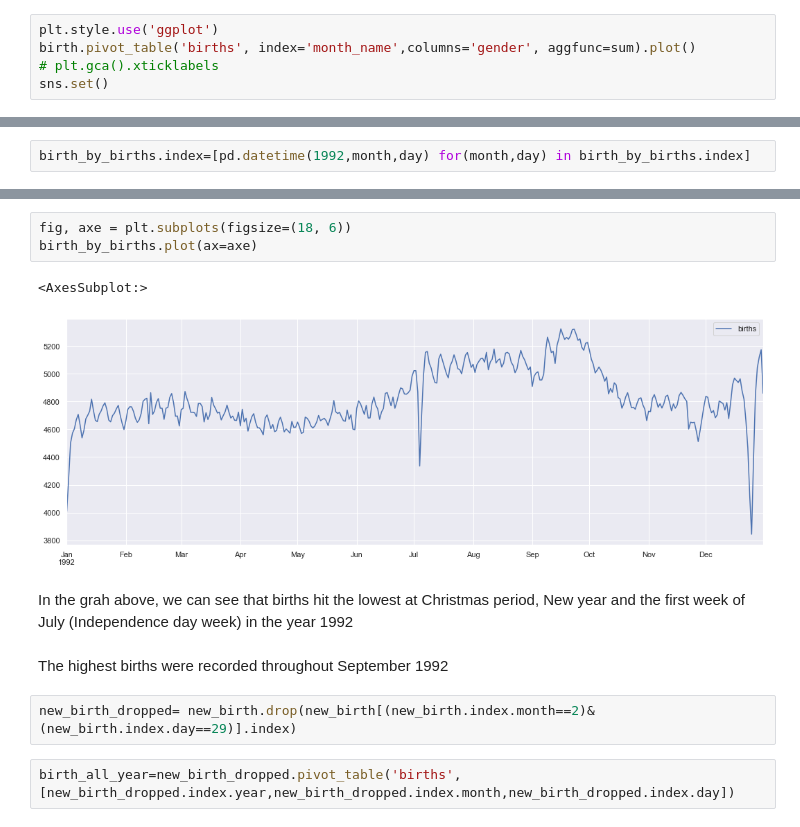
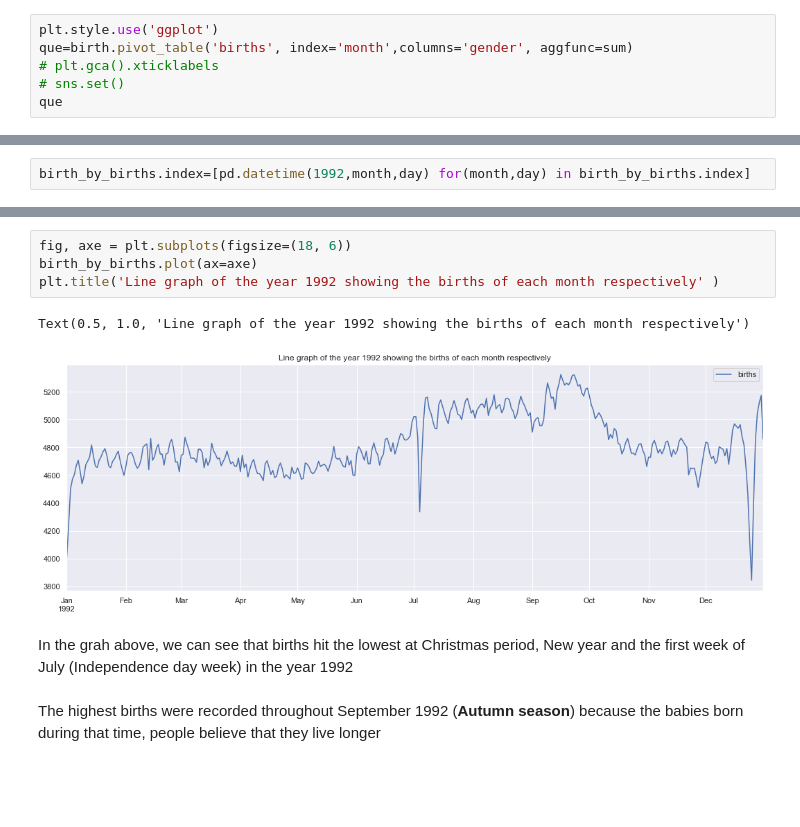
Before and after one commit to imabiodun/Birth_learn, a Jupyter notebook: birth_lernen.ipynb, the cells around one changed output, grey strips where cells are left out. Drawn from its saved outputs; the diff is of its cells as text; blank space fills up the shorter version.

```diff
--- a/birth_lernen.ipynb
+++ b/birth_lernen.ipynb
@@ -96,7 +105,8 @@ birth.pivot_table('births', index='decade',columns='gender', aggfunc='sum').plot
 2. The graph has been lineal untill the era of 1970s when data collection method changed
 # %%
 plt.style.use('ggplot')
-birth.pivot_table('births', index='month_name',columns='gender', aggfunc=sum).plot()
+que=birth.pivot_table('births', index='month',columns='gender', aggfunc=sum)
 # plt.gca().xticklabels
-sns.set()
+# sns.set()
+que
 # %% [output]
@@ -181,14 +203,11 @@ birth_by_name
 # %%
 fig, axe = plt.subplots(figsize=(18, 6))
 birth_by_births.plot(ax=axe)
+plt.title('Line graph of the year 1992 showing the births of each month respectively' )
 # %% [output]
-<AxesSubplot:>
+Text(0.5, 1.0, 'Line graph of the year 1992 showing the births of each month respectively')
-[figure, old version]
+[figure, new version]
 # %% [markdown]
 In the grah above, we can see that births hit the lowest at Christmas period, New year and the first week of July (Independence day week) in the year 1992
 # %% [markdown]
-The highest births were recorded throughout September 1992
+The highest births were recorded throughout September 1992 (**Autumn season**) because the babies born during that time, people believe that they live longer
-# %%
-new_birth_dropped= new_birth.drop(new_birth[(new_birth.index.month==2)&(new_birth.index.day==29)].index)
-# %%
-birth_all_year=new_birth_dropped.pivot_table('births',[new_birth_dropped.index.year,new_birth_dropped.index.month,new_birth_dropped.index.day])
```
Also changed, not shown: parts of 21 cells of this notebook.
